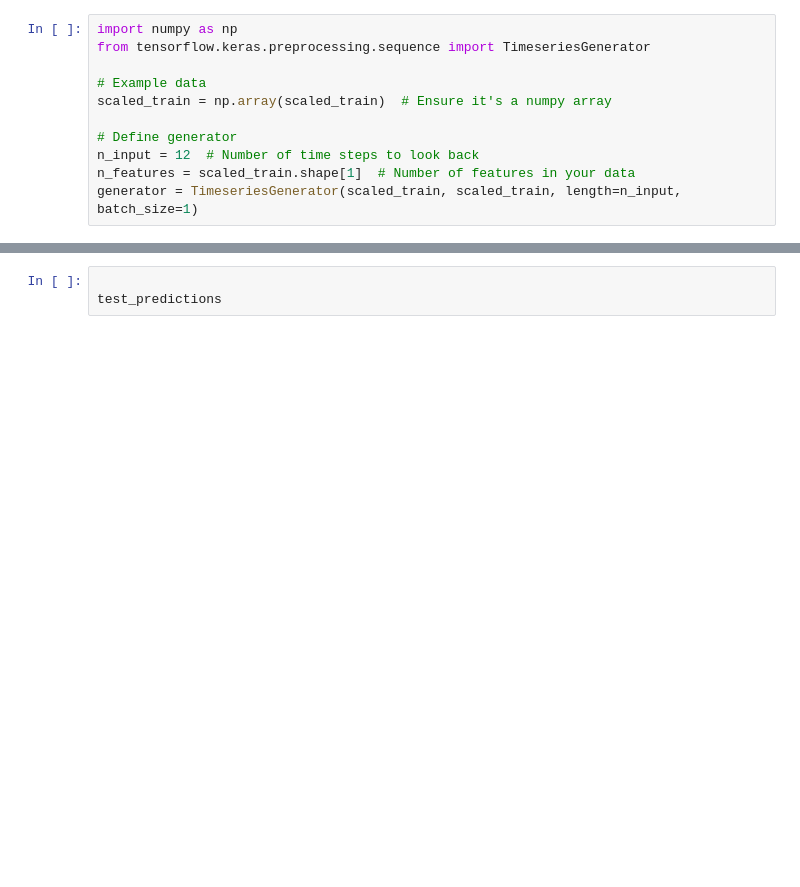
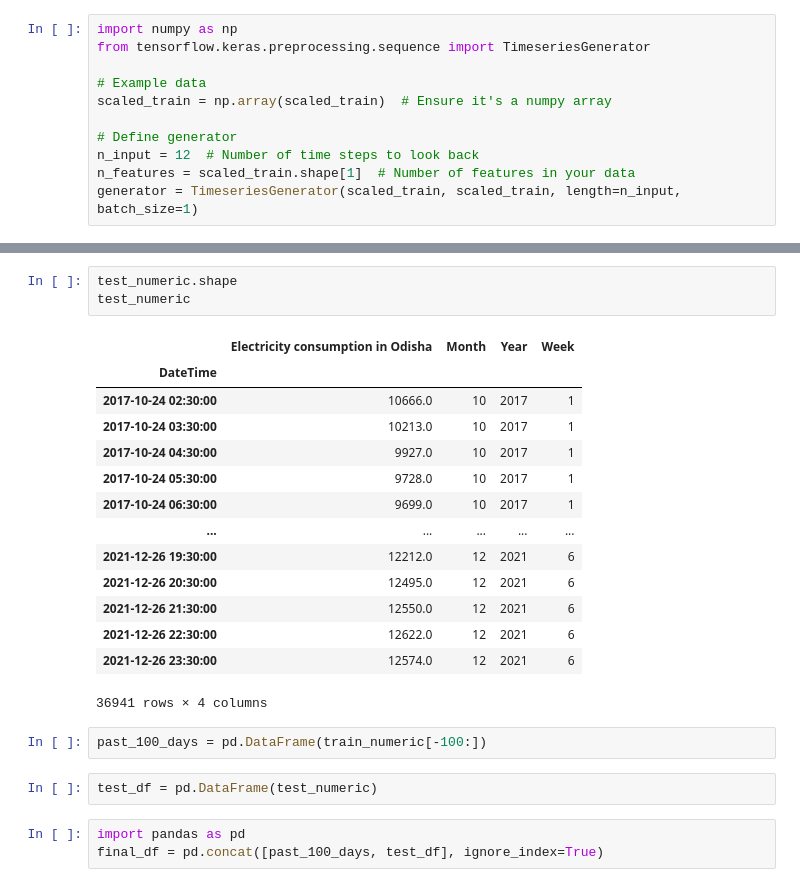
Before and after one commit to SadabAli/Energy-Consumption-prediction, a Jupyter notebook: EnergyConsumptionPrediction.ipynb, the cells around one changed output, grey strips where cells are left out. Drawn from its saved outputs; the diff is of its cells as text; blank space fills up the shorter version.

```diff
--- a/EnergyConsumptionPrediction.ipynb
+++ b/EnergyConsumptionPrediction.ipynb
@@ -679,4 +640,26 @@ ValueError: all the input array dimensions except for the concatenation axis mus
-# %%
-
-test_predictions
+# %%
+test_numeric.shape
+test_numeric
+# %% [output]
+|  | Electricity consumption in Odisha | Month | Year | Week |
+| DateTime |  |  |  |  |
+| 2017-10-24 02:30:00 | 10666.0 | 10 | 2017 | 1 |
+| 2017-10-24 03:30:00 | 10213.0 | 10 | 2017 | 1 |
+| 2017-10-24 04:30:00 | 9927.0 | 10 | 2017 | 1 |
+| 2017-10-24 05:30:00 | 9728.0 | 10 | 2017 | 1 |
+| 2017-10-24 06:30:00 | 9699.0 | 10 | 2017 | 1 |
+| ... | ... | ... | ... | ... |
+| 2021-12-26 19:30:00 | 12212.0 | 12 | 2021 | 6 |
+| 2021-12-26 20:30:00 | 12495.0 | 12 | 2021 | 6 |
+| 2021-12-26 21:30:00 | 12550.0 | 12 | 2021 | 6 |
+| 2021-12-26 22:30:00 | 12622.0 | 12 | 2021 | 6 |
+| 2021-12-26 23:30:00 | 12574.0 | 12 | 2021 | 6 |
+36941 rows × 4 columns
+# %%
+past_100_days = pd.DataFrame(train_numeric[-100:])
+# %%
+test_df = pd.DataFrame(test_numeric)
+# %%
+import pandas as pd
+final_df = pd.concat([past_100_days, test_df], ignore_index=True)
 # %%
```
Also changed, not shown: parts of 39 cells of this notebook, 1 other file.
